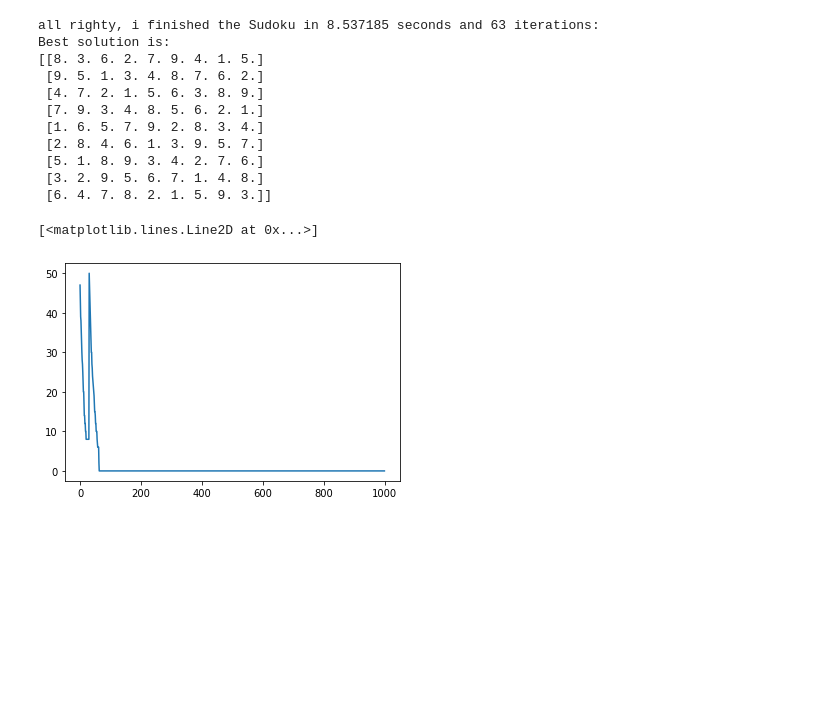
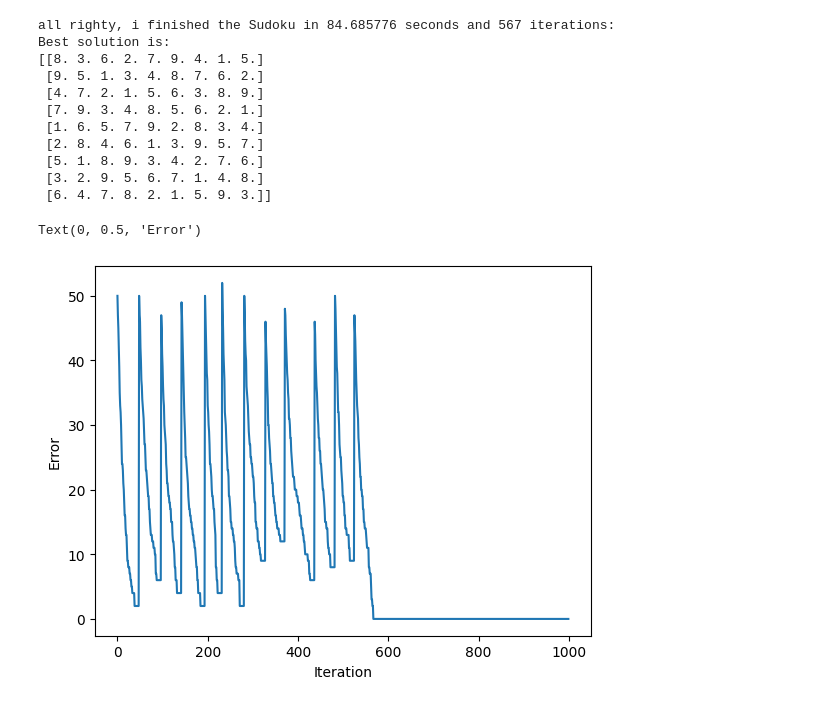
Before and after one commit to ffraile/operations-research-notebooks, a Jupyter notebook: docs/source/MIP/tutorials/sudoku GA.ipynb, the cells around one changed output. Cells and saved outputs as stored; diff of their text form; code cells hidden in the pictures; blank space fills up the shorter version.

```diff
--- a/docs/source/MIP/tutorials/sudoku GA.ipynb
+++ b/docs/source/MIP/tutorials/sudoku GA.ipynb
@@ -357,36 +373,38 @@ while it < num_iter:
 
             np.random.shuffle(candidate_digits)
             np.place(mutation_k, mutation_k == 0, candidate_digits)
 
 
             mutations[k,:,:] = np.copy(mutation_k)
 
         # copy mutation to genome
         genome = np.copy(mutations)
 
         # We increase the number of iterations
         it+=1
 
 end_time = datetime.now()
 duration = end_time - init_time
 print("all righty, i finished the Sudoku in {0} seconds and {1} iterations: ".format(duration.total_seconds(), it))
 print("Best solution is:")
 print(sol)
 plt.plot(iteration_error)
+plt.xlabel('Iteration')
+plt.ylabel('Error')
 # %% [output]
-all righty, i finished the Sudoku in 8.537185 seconds and 63 iterations:
+all righty, i finished the Sudoku in 84.685776 seconds and 567 iterations:
 Best solution is:
 [[8. 3. 6. 2. 7. 9. 4. 1. 5.]
  [9. 5. 1. 3. 4. 8. 7. 6. 2.]
  [4. 7. 2. 1. 5. 6. 3. 8. 9.]
  [7. 9. 3. 4. 8. 5. 6. 2. 1.]
  [1. 6. 5. 7. 9. 2. 8. 3. 4.]
  [2. 8. 4. 6. 1. 3. 9. 5. 7.]
  [5. 1. 8. 9. 3. 4. 2. 7. 6.]
  [3. 2. 9. 5. 6. 7. 1. 4. 8.]
  [6. 4. 7. 8. 2. 1. 5. 9. 3.]]
-[<matplotlib.lines.Line2D at 0x...>]
+Text(0, 0.5, 'Error')
-[figure, old version]
+[figure, new version]
 # %% [markdown]
 ### Questions
 1. Run the algorithm above and write down the number of iterations and the execution time. Did the algorithm find an
```
Also changed, not shown: parts of 5 cells of this notebook, 5 other files.
